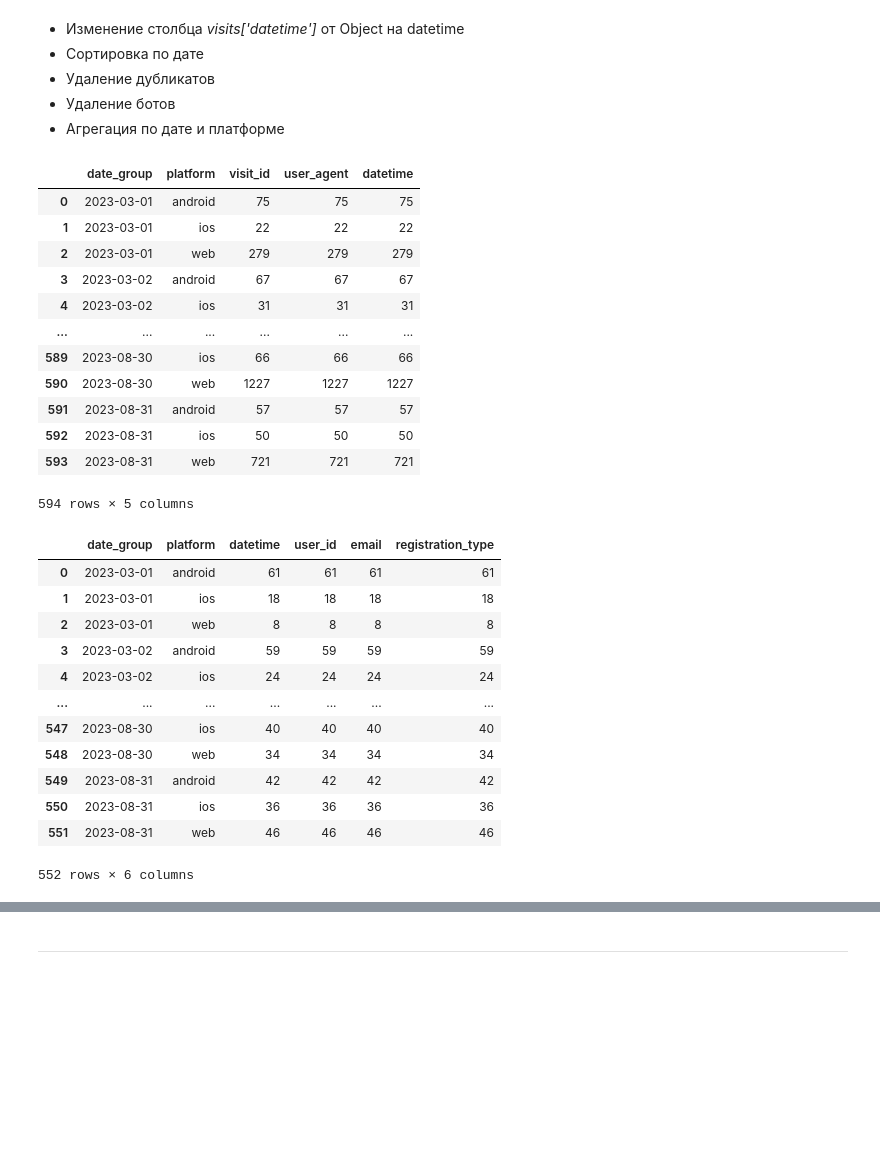
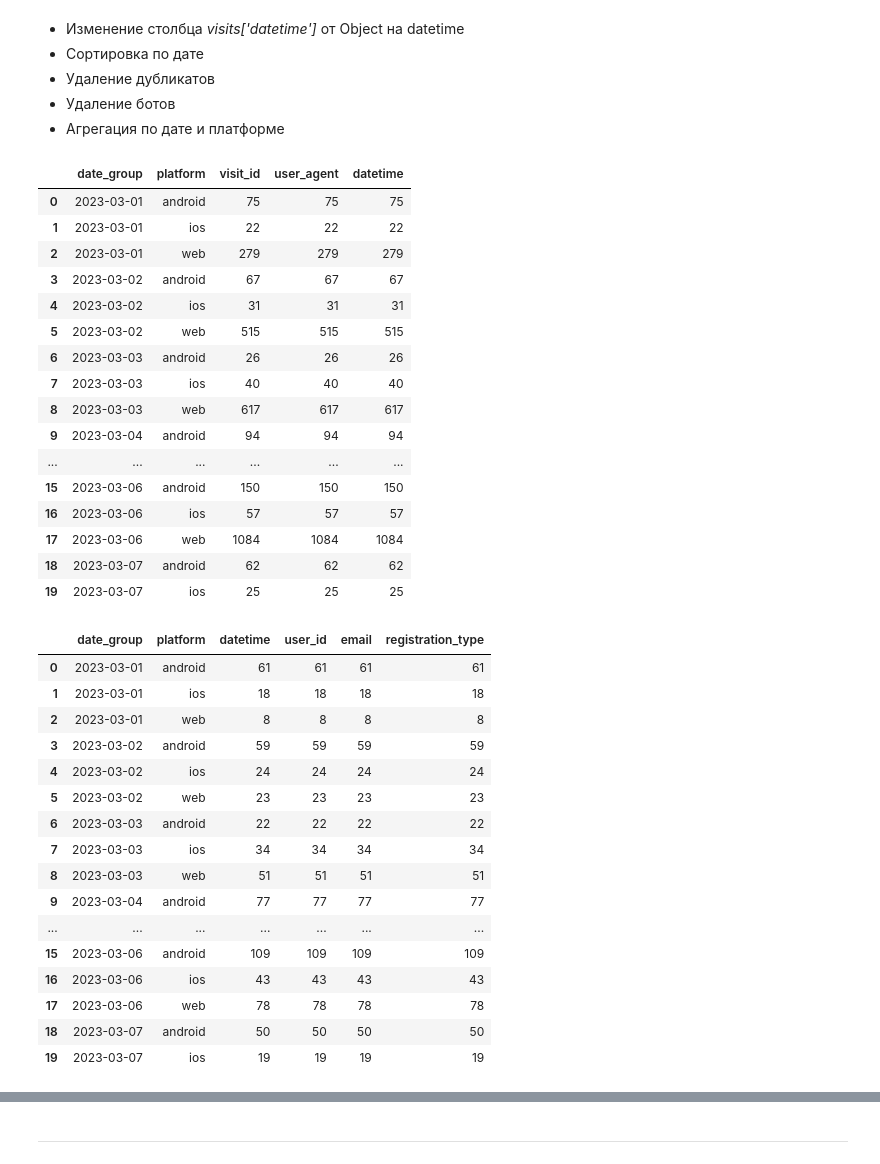
Before and after one commit to aziiizomirbaev/data-analytics-project-100, a Jupyter notebook: charts_project.ipynb, the cells around one changed output, grey strips where cells are left out. Saved outputs shown, nothing was run; the diff lists cells and outputs as text; code cells hidden in the pictures; blank space fills up the shorter version.

```diff
--- a/charts_project.ipynb
+++ b/charts_project.ipynb
@@ -72,7 +72,7 @@ visits = visits.sort_values(by='datetime')
 visits = visits.drop_duplicates(subset='visit_id', keep='last')
 visits_agg = visits.groupby(['date_group', 'platform']).agg('count').reset_index()
 visits = visits[visits['platform'] != 'bot']
-visits_agg
+visits_agg.head(20)
 # %% [output]
 |  | date_group | platform | visit_id | user_agent | datetime |
 | 0 | 2023-03-01 | android | 75 | 75 | 75 |
@@ -80,34 +80,43 @@ visits_agg
 | 2 | 2023-03-01 | web | 279 | 279 | 279 |
 | 3 | 2023-03-02 | android | 67 | 67 | 67 |
 | 4 | 2023-03-02 | ios | 31 | 31 | 31 |
+| 5 | 2023-03-02 | web | 515 | 515 | 515 |
+| 6 | 2023-03-03 | android | 26 | 26 | 26 |
+| 7 | 2023-03-03 | ios | 40 | 40 | 40 |
+| 8 | 2023-03-03 | web | 617 | 617 | 617 |
+| 9 | 2023-03-04 | android | 94 | 94 | 94 |
 | ... | ... | ... | ... | ... | ... |
-| 589 | 2023-08-30 | ios | 66 | 66 | 66 |
-| 590 | 2023-08-30 | web | 1227 | 1227 | 1227 |
-| 591 | 2023-08-31 | android | 57 | 57 | 57 |
-| 592 | 2023-08-31 | ios | 50 | 50 | 50 |
-| 593 | 2023-08-31 | web | 721 | 721 | 721 |
+| 15 | 2023-03-06 | android | 150 | 150 | 150 |
+| 16 | 2023-03-06 | ios | 57 | 57 | 57 |
+| 17 | 2023-03-06 | web | 1084 | 1084 | 1084 |
+| 18 | 2023-03-07 | android | 62 | 62 | 62 |
+| 19 | 2023-03-07 | ios | 25 | 25 | 25 |
-594 rows × 5 columns
 # %%
 # Регистрации
 regs['datetime'] = pd.to_datetime(regs['datetime'])
 regs['date_group'] = regs['datetime'].dt.date
 regs = regs.sort_values(by='datetime')
 regs_agg = regs.groupby(['date_group', 'platform']).agg('count').reset_index()
-regs_agg
+regs_agg = regs_agg[regs_agg['platform'] != 'bot']
+regs_agg.head(20)
 # %% [output]
 |  | date_group | platform | datetime | user_id | email | registration_type |
 | 0 | 2023-03-01 | android | 61 | 61 | 61 | 61 |
 | 1 | 2023-03-01 | ios | 18 | 18 | 18 | 18 |
 | 2 | 2023-03-01 | web | 8 | 8 | 8 | 8 |
 | 3 | 2023-03-02 | android | 59 | 59 | 59 | 59 |
 | 4 | 2023-03-02 | ios | 24 | 24 | 24 | 24 |
+| 5 | 2023-03-02 | web | 23 | 23 | 23 | 23 |
+| 6 | 2023-03-03 | android | 22 | 22 | 22 | 22 |
+| 7 | 2023-03-03 | ios | 34 | 34 | 34 | 34 |
+| 8 | 2023-03-03 | web | 51 | 51 | 51 | 51 |
+| 9 | 2023-03-04 | android | 77 | 77 | 77 | 77 |
 | ... | ... | ... | ... | ... | ... | ... |
-| 547 | 2023-08-30 | ios | 40 | 40 | 40 | 40 |
-| 548 | 2023-08-30 | web | 34 | 34 | 34 | 34 |
-| 549 | 2023-08-31 | android | 42 | 42 | 42 | 42 |
-| 550 | 2023-08-31 | ios | 36 | 36 | 36 | 36 |
-| 551 | 2023-08-31 | web | 46 | 46 | 46 | 46 |
+| 15 | 2023-03-06 | android | 109 | 109 | 109 | 109 |
+| 16 | 2023-03-06 | ios | 43 | 43 | 43 | 43 |
+| 17 | 2023-03-06 | web | 78 | 78 | 78 | 78 |
+| 18 | 2023-03-07 | android | 50 | 50 | 50 | 50 |
+| 19 | 2023-03-07 | ios | 19 | 19 | 19 | 19 |
-552 rows × 6 columns
 # %%
 conversion = pd.merge(
     visits_agg,
```
Also changed, not shown: parts of 2 cells of this notebook, 1 other file.
